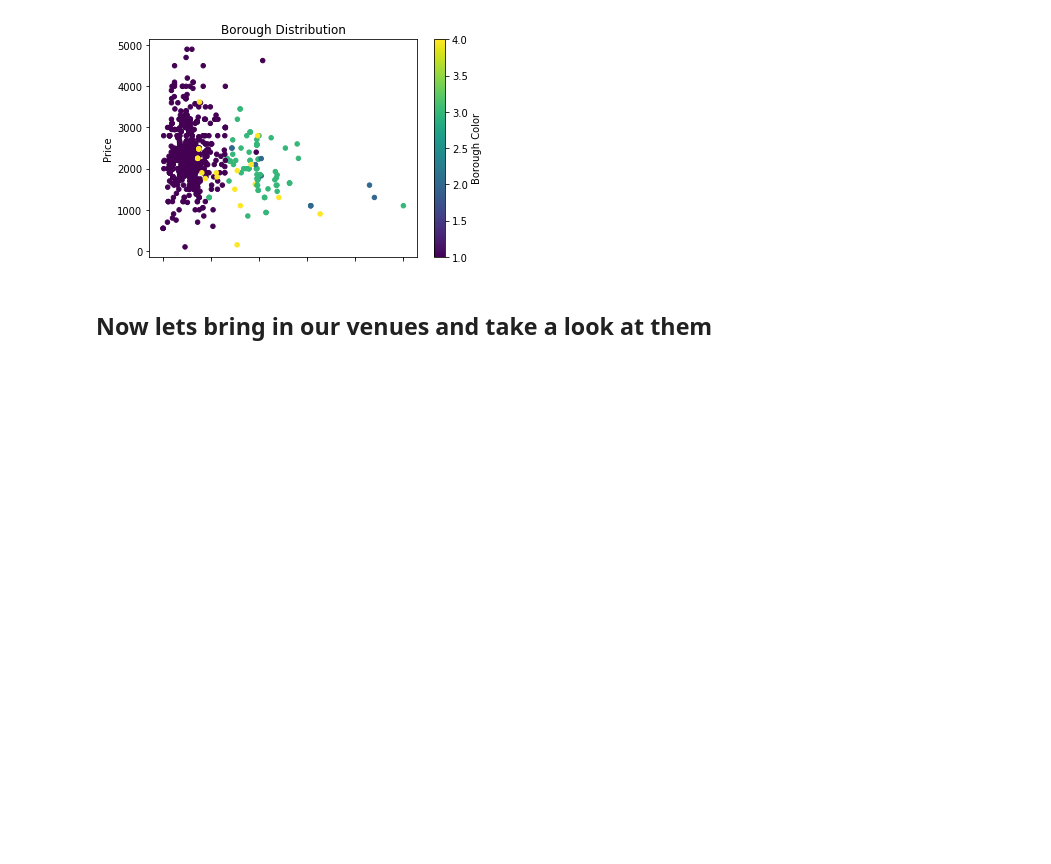
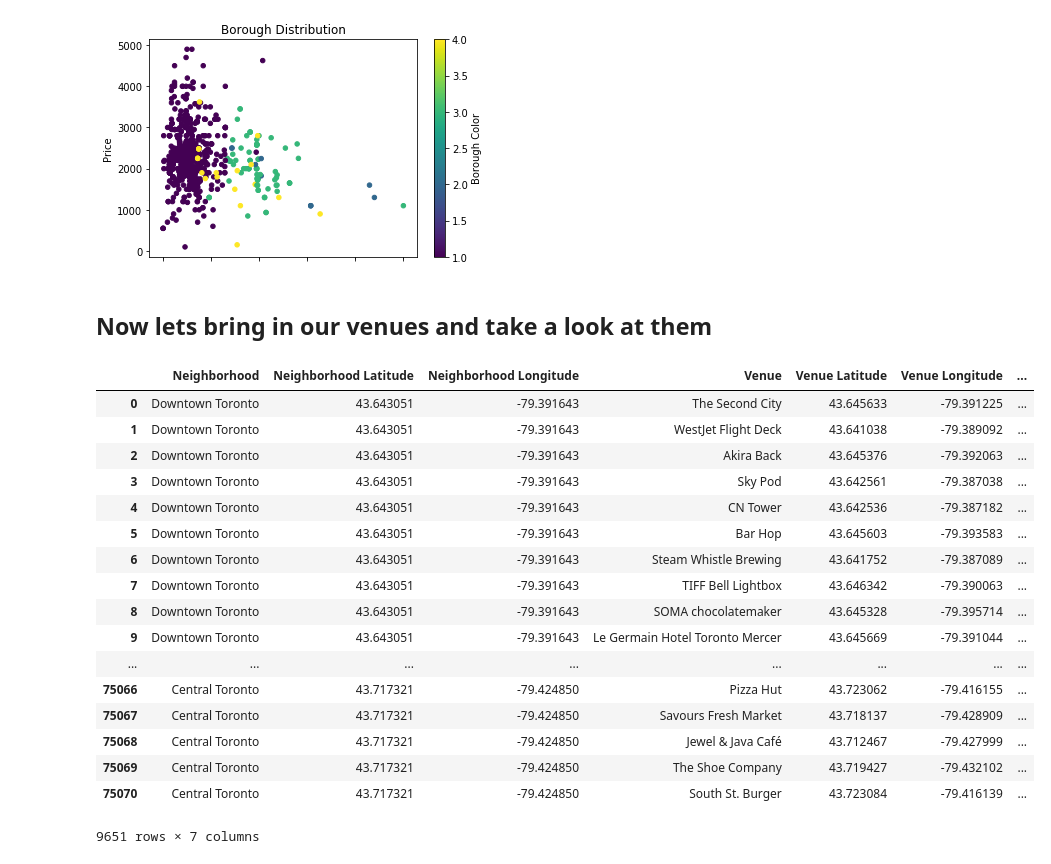
Before and after one commit to 1212-qwas/Coursera-Capstone, a Jupyter notebook: Capstone Project Part II.ipynb, the cells around one changed output. Cells and saved outputs as stored; diff of their text form; code cells hidden in the pictures; blank space fills up the shorter version.

Commit message:
Get started on One-hot-encoding venues

```diff
--- a/Capstone Project Part II.ipynb
+++ b/Capstone Project Part II.ipynb
@@ -158,3 +161,29 @@ apt_rentals.plot.scatter(x='Downtown Proximity', y='Price', c='Borough Color', t
 ## Now lets bring in our venues and take a look at them
 # %%
 toronto_venues = pd.read_csv("venuesX.csv")
+# %%
+# Remove duplicate column
+toronto_venues.drop(['Unnamed: 0'], axis=1, inplace=True)
+# %%
+# Remove Duplicate Venue Rows
+toronto_venues_unique_only = toronto_venues.groupby(['Venue Latitude', 'Venue Longitude', 'Venue'])
+toronto_venues_unique_only.head()
+# %% [output]
+|  | Neighborhood | Neighborhood Latitude | Neighborhood Longitude | Venue | Venue Latitude | Venue Longitude | ... |
+| 0 | Downtown Toronto | 43.643051 | -79.391643 | The Second City | 43.645633 | -79.391225 | ... |
+| 1 | Downtown Toronto | 43.643051 | -79.391643 | WestJet Flight Deck | 43.641038 | -79.389092 | ... |
+| 2 | Downtown Toronto | 43.643051 | -79.391643 | Akira Back | 43.645376 | -79.392063 | ... |
+| 3 | Downtown Toronto | 43.643051 | -79.391643 | Sky Pod | 43.642561 | -79.387038 | ... |
+| 4 | Downtown Toronto | 43.643051 | -79.391643 | CN Tower | 43.642536 | -79.387182 | ... |
+| 5 | Downtown Toronto | 43.643051 | -79.391643 | Bar Hop | 43.645603 | -79.393583 | ... |
+| 6 | Downtown Toronto | 43.643051 | -79.391643 | Steam Whistle Brewing | 43.641752 | -79.387089 | ... |
+| 7 | Downtown Toronto | 43.643051 | -79.391643 | TIFF Bell Lightbox | 43.646342 | -79.390063 | ... |
+| 8 | Downtown Toronto | 43.643051 | -79.391643 | SOMA chocolatemaker | 43.645328 | -79.395714 | ... |
+| 9 | Downtown Toronto | 43.643051 | -79.391643 | Le Germain Hotel Toronto Mercer | 43.645669 | -79.391044 | ... |
+| ... | ... | ... | ... | ... | ... | ... | ... |
+| 75066 | Central Toronto | 43.717321 | -79.424850 | Pizza Hut | 43.723062 | -79.416155 | ... |
+| 75067 | Central Toronto | 43.717321 | -79.424850 | Savours Fresh Market | 43.718137 | -79.428909 | ... |
+| 75068 | Central Toronto | 43.717321 | -79.424850 | Jewel & Java Café | 43.712467 | -79.427999 | ... |
+| 75069 | Central Toronto | 43.717321 | -79.424850 | The Shoe Company | 43.719427 | -79.432102 | ... |
+| 75070 | Central Toronto | 43.717321 | -79.424850 | South St. Burger | 43.723084 | -79.416139 | ... |
+9651 rows × 7 columns
```
Also changed, not shown: parts of 9 cells of this notebook.
